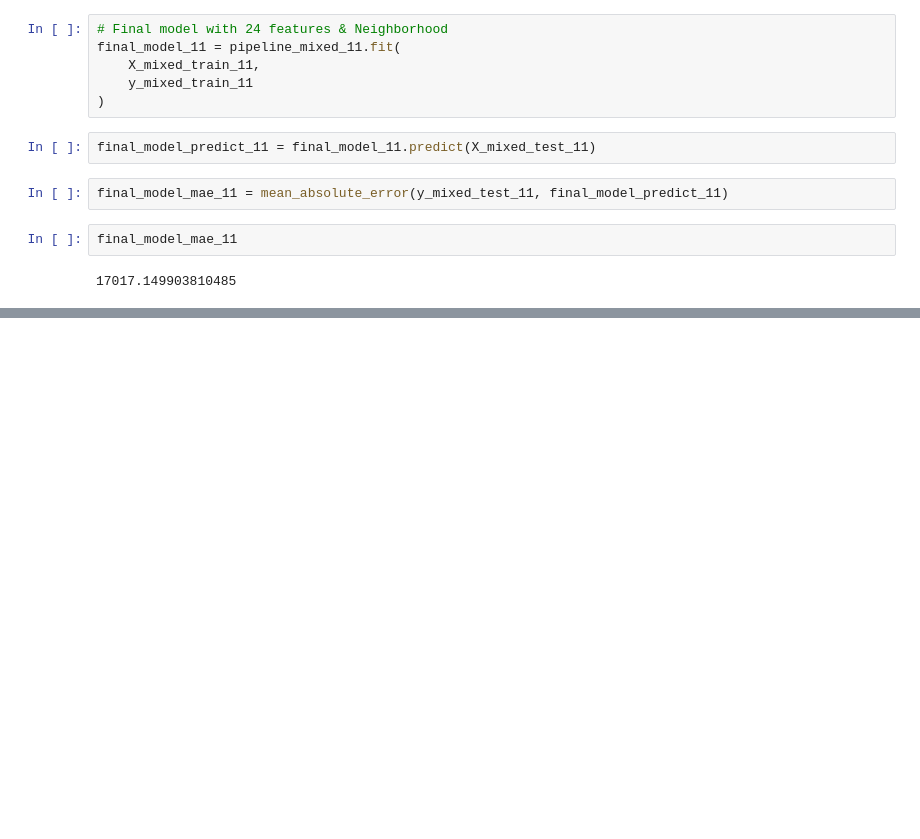
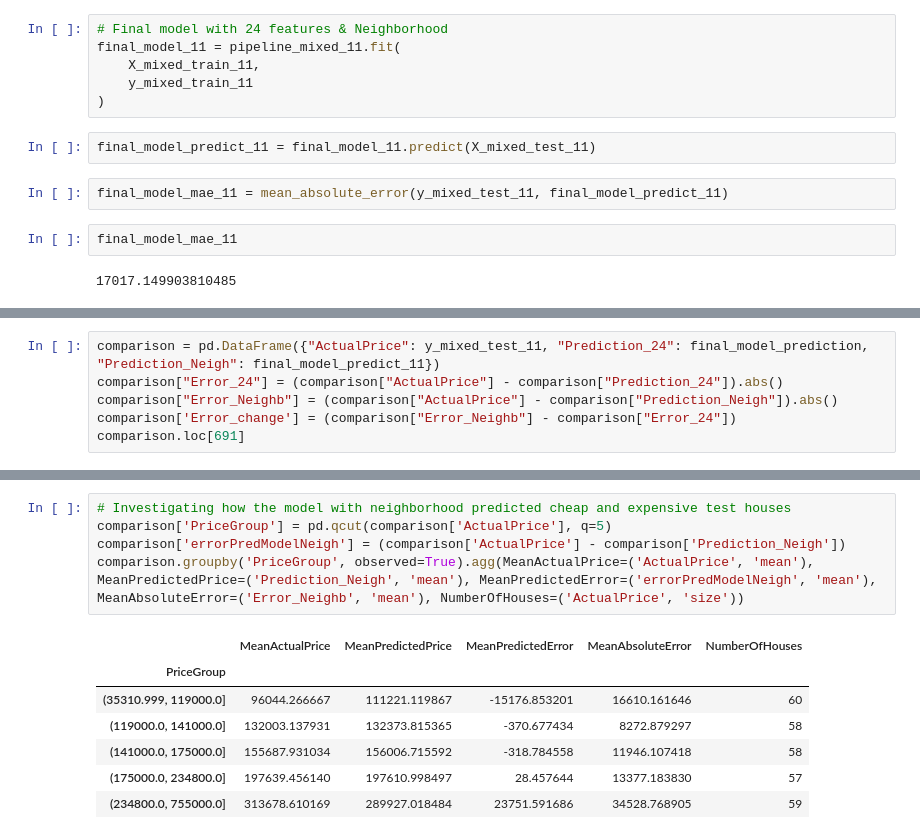
Before and after one commit to kogimurio/house_sales_prediction, a Jupyter notebook: saales_price_predictions.ipynb, the cells around one changed output, grey strips where cells are left out. Saved outputs shown, nothing was run; the diff lists cells and outputs as text; blank space fills up the shorter version.

Commit message:
further error investigation for model with neighborhood feature

```diff
--- a/saales_price_predictions.ipynb
+++ b/saales_price_predictions.ipynb
@@ -4147,0 +4162,6 @@ final_model_mae_11
+# %%
+comparison = pd.DataFrame({"ActualPrice": y_mixed_test_11, "Prediction_24": final_model_prediction, "Prediction_Neigh": final_model_predict_11})
+comparison["Error_24"] = (comparison["ActualPrice"] - comparison["Prediction_24"]).abs()
+comparison["Error_Neighb"] = (comparison["ActualPrice"] - comparison["Prediction_Neigh"]).abs()
+comparison['Error_change'] = (comparison["Error_Neighb"] - comparison["Error_24"])
+comparison.loc[691]
@@ -4147,0 +4209,13 @@ final_model_mae_11
+# %%
+# Investigating how the model with neighborhood predicted cheap and expensive test houses
+comparison['PriceGroup'] = pd.qcut(comparison['ActualPrice'], q=5)
+comparison['errorPredModelNeigh'] = (comparison['ActualPrice'] - comparison['Prediction_Neigh'])
+comparison.groupby('PriceGroup', observed=True).agg(MeanActualPrice=('ActualPrice', 'mean'), MeanPredictedPrice=('Prediction_Neigh', 'mean'), MeanPredictedError=('errorPredModelNeigh', 'mean'), MeanAbsoluteError=('Error_Neighb', 'mean'), NumberOfHouses=('ActualPrice', 'size'))
+# %% [output]
+|  | MeanActualPrice | MeanPredictedPrice | MeanPredictedError | MeanAbsoluteError | NumberOfHouses |
+| PriceGroup |  |  |  |  |  |
+| (35310.999, 119000.0] | 96044.266667 | 111221.119867 | -15176.853201 | 16610.161646 | 60 |
+| (119000.0, 141000.0] | 132003.137931 | 132373.815365 | -370.677434 | 8272.879297 | 58 |
+| (141000.0, 175000.0] | 155687.931034 | 156006.715592 | -318.784558 | 11946.107418 | 58 |
+| (175000.0, 234800.0] | 197639.456140 | 197610.998497 | 28.457644 | 13377.183830 | 57 |
+| (234800.0, 755000.0] | 313678.610169 | 289927.018484 | 23751.591686 | 34528.768905 | 59 |
```
Also changed, not shown: parts of 11 cells of this notebook.
